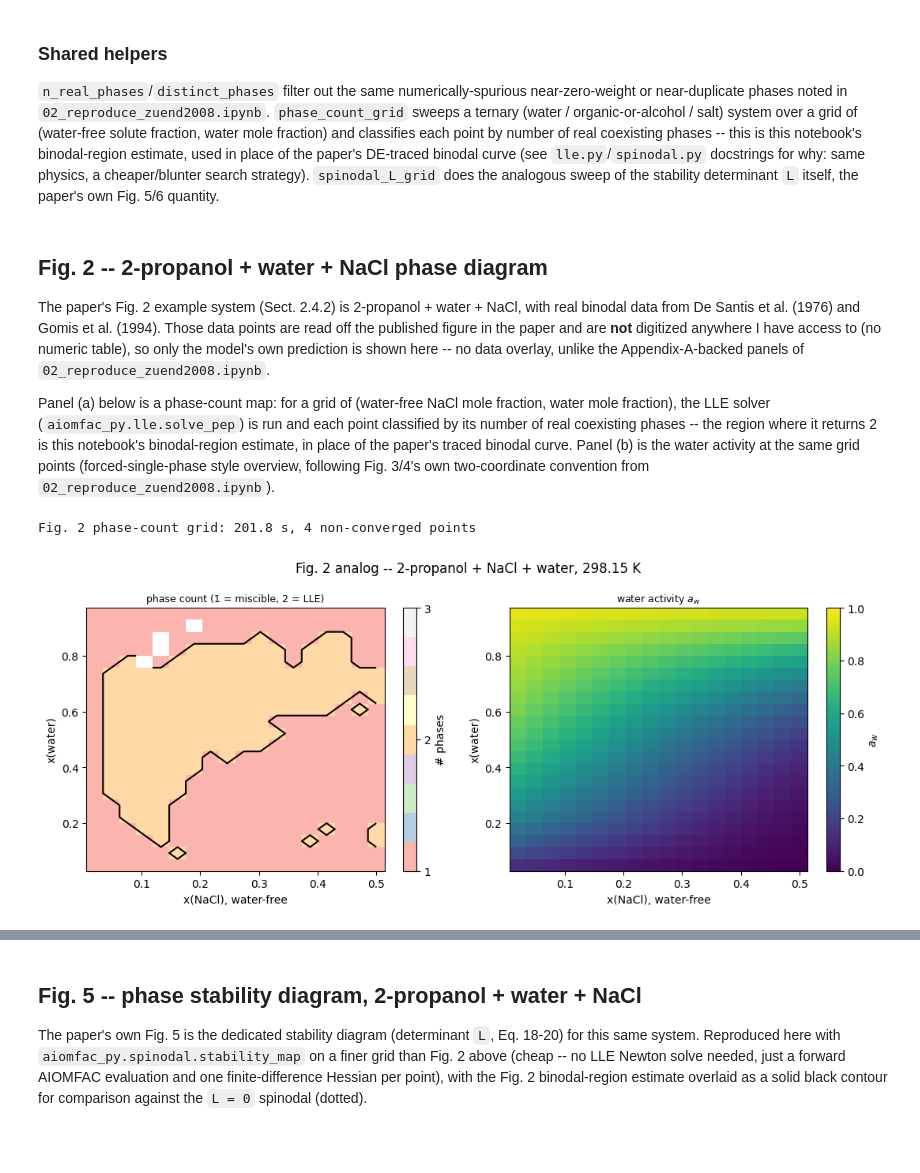
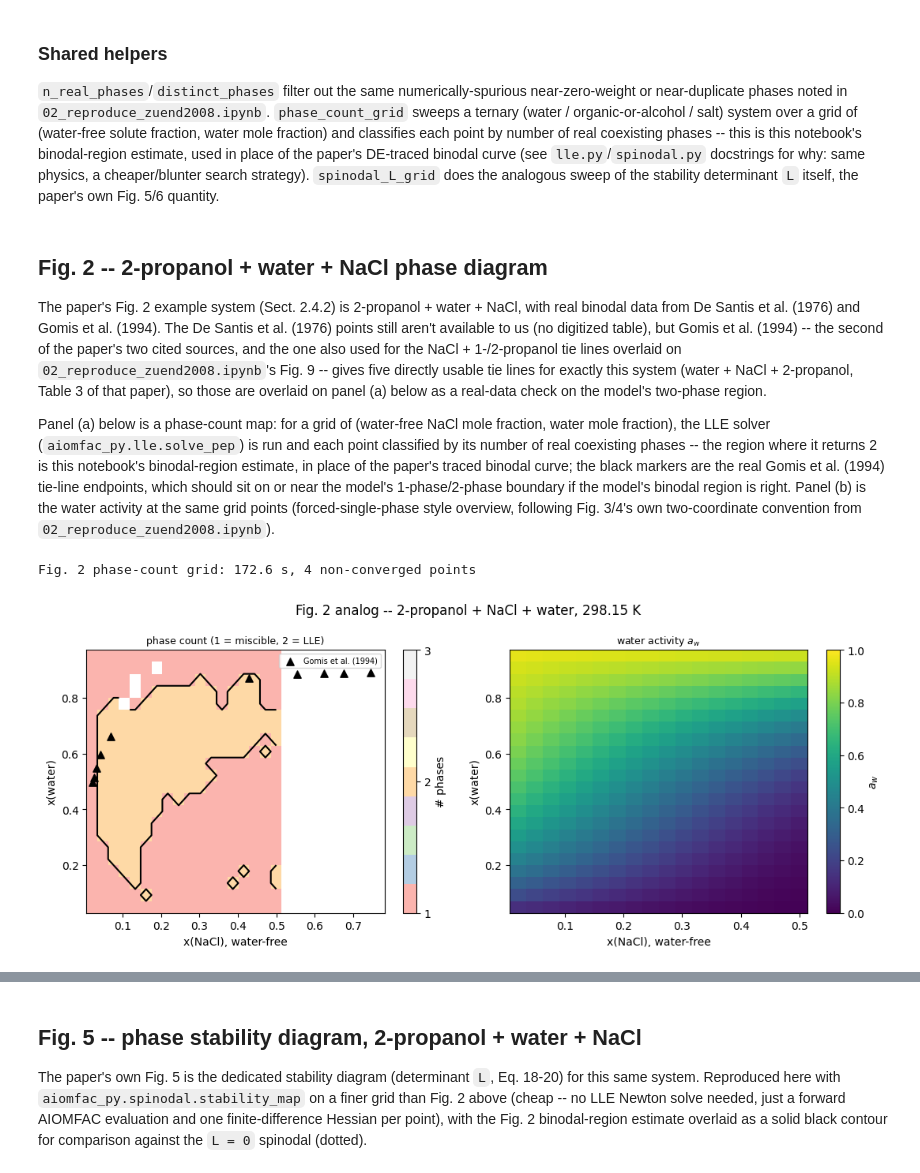
Before and after one commit to SeoulTechPSE/aiomfac-python, a Jupyter notebook: notebooks/03_zuend2010_lle.ipynb, the cells around one changed output, grey strips where cells are left out. Saved outputs shown, nothing was run; the diff lists cells and outputs as text; code cells hidden in the pictures; blank space fills up the shorter version.

```diff
--- a/notebooks/03_zuend2010_lle.ipynb
+++ b/notebooks/03_zuend2010_lle.ipynb
@@ -144,15 +144,19 @@ def plot_stability_panel(ax, XSWF, XW, L, title, binodal=None):
 ## Fig. 2 -- 2-propanol + water + NaCl phase diagram
 
 The paper's Fig. 2 example system (Sect. 2.4.2) is 2-propanol + water + NaCl, with real binodal data from
-De Santis et al. (1976) and Gomis et al. (1994). Those data points are read off the published figure in the
-paper and are **not** digitized anywhere I have access to (no numeric table), so only the model's own
-prediction is shown here -- no data overlay, unlike the Appendix-A-backed panels of `02_reproduce_zuend2008.ipynb`.
+De Santis et al. (1976) and Gomis et al. (1994). The De Santis et al. (1976) points still aren't available to
+us (no digitized table), but Gomis et al. (1994) -- the second of the paper's two cited sources, and the one
+also used for the NaCl + 1-/2-propanol tie lines overlaid on `02_reproduce_zuend2008.ipynb`'s Fig. 9 -- gives
+five directly usable tie lines for exactly this system (water + NaCl + 2-propanol, Table 3 of that paper), so
+those are overlaid on panel (a) below as a real-data check on the model's two-phase region.
 
 Panel (a) below is a phase-count map: for a grid of (water-free NaCl mole fraction, water mole fraction), the
 LLE solver (`aiomfac_py.lle.solve_pep`) is run and each point classified by its number of real coexisting
 phases -- the region where it returns 2 is this notebook's binodal-region estimate, in place of the paper's
-traced binodal curve. Panel (b) is the water activity at the same grid points (forced-single-phase style
-overview, following Fig. 3/4's own two-coordinate convention from `02_reproduce_zuend2008.ipynb`).
+traced binodal curve; the black markers are the real Gomis et al. (1994) tie-line endpoints, which should sit
+on or near the model's 1-phase/2-phase boundary if the model's binodal region is right. Panel (b) is the water
+activity at the same grid points (forced-single-phase style overview, following Fig. 3/4's own two-coordinate
+convention from `02_reproduce_zuend2008.ipynb`).
 # %%
 water = Component(1, "Water", ((16, 1),))
 propanol2 = Component(2, "2-propanol", ((141, 2), (151, 1), (153, 1)))
@@ -165,32 +169,55 @@ xw_grid = np.linspace(0.05, 0.95, 22)
 XSWF2, XW2, NPH2 = phase_count_grid(comps_f2, xswf_grid, xw_grid, tol=1e-7, max_outer=150)
 print(f"Fig. 2 phase-count grid: {time.time() - t0:.1f} s, {np.isnan(NPH2).sum()} non-converged points")
 
 model_f2 = ActivityModel(comps_f2)
 AW2 = np.full(XSWF2.shape, np.nan)
 for i in range(XSWF2.shape[0]):
     for j in range(XSWF2.shape[1]):
         xswf, xw = XSWF2[i, j], XW2[i, j]
         x_org = (1 - xw) * (1 - xswf)
         x_salt = (1 - xw) * xswf
         try:
             res = model_f2.evaluate([xw, x_org, x_salt], 298.15, basis="mole")
             AW2[i, j] = res.activity[0]
         except Exception:
             pass
 
 fig, (axa, axb) = plt.subplots(1, 2, figsize=(11, 4.6))
 fig.suptitle("Fig. 2 analog -- 2-propanol + NaCl + water, 298.15 K")
 pc = axa.pcolormesh(XSWF2, XW2, NPH2, cmap="Pastel1", vmin=1, vmax=3, shading="auto")
 axa.contour(XSWF2, XW2, NPH2, levels=[1.5], colors="k", linewidths=1.5)
 axa.set_title("phase count (1 = miscible, 2 = LLE)", fontsize=9)
 axa.set_xlabel("x(NaCl), water-free"); axa.set_ylabel("x(water)")
 plt.colorbar(pc, ax=axa, ticks=[1, 2, 3], label="# phases")
 
 pc2 = axb.pcolormesh(XSWF2, XW2, AW2, cmap="viridis", vmin=0, vmax=1, shading="auto")
 axb.set_title("water activity $a_w$", fontsize=9)
 axb.set_xlabel("x(NaCl), water-free"); axb.set_ylabel("x(water)")
 plt.colorbar(pc2, ax=axb, label="$a_w$")
+
+# Real tie-line data: Gomis, Ruiz, De Vera, Lopez & Saquete (1994), Fluid Phase Equilib. 98, 141-147,
+# Table 3 -- water(1) + NaCl(2) + 2-propanol(3), mass fractions, 25 C. Each row is one tie line's
+# (aqueous phase, organic phase); converted below to this panel's own (x_swf, x_w) coordinates.
+_gomis1994_wtfrac = {
+    "aqueous": [(0.712, 0.213, 0.075), (0.706, 0.197, 0.097), (0.707, 0.181, 0.112),
+                (0.700, 0.164, 0.136), (0.671, 0.139, 0.190)],
+    "organic": [(0.228, 0.017, 0.755), (0.242, 0.019, 0.739), (0.267, 0.023, 0.710),
+                (0.306, 0.029, 0.665), (0.371, 0.042, 0.587)],
+}
+_M_water, _M_NaCl, _M_2propanol = 18.015, 58.44, 60.10
+for _phase, _rows in _gomis1994_wtfrac.items():
+    _pts = []
+    for _w_w, _w_s, _w_o in _rows:
+        _n_w, _n_s, _n_o = _w_w / _M_water, _w_s / _M_NaCl, _w_o / _M_2propanol
+        _tot = _n_w + _n_s + _n_o
+        _xw, _xswf = _n_w / _tot, (_n_s / _tot) / (_n_s / _tot + _n_o / _tot)
+        _pts.append((_xswf, _xw))
+    _pts = np.array(_pts)
+    axa.scatter(_pts[:, 0], _pts[:, 1], marker="^", s=45, color="k", zorder=5,
+                label="Gomis et al. (1994)" if _phase == "aqueous" else None)
+axa.legend(fontsize=7, loc="upper right")
+
 plt.tight_layout(); plt.show()
 # %% [output]
-Fig. 2 phase-count grid: 201.8 s, 4 non-converged points
+Fig. 2 phase-count grid: 172.6 s, 4 non-converged points
-[figure, old version]
+[figure, new version]
```
Also changed, not shown: parts of 6 cells of this notebook, 3 other files.
